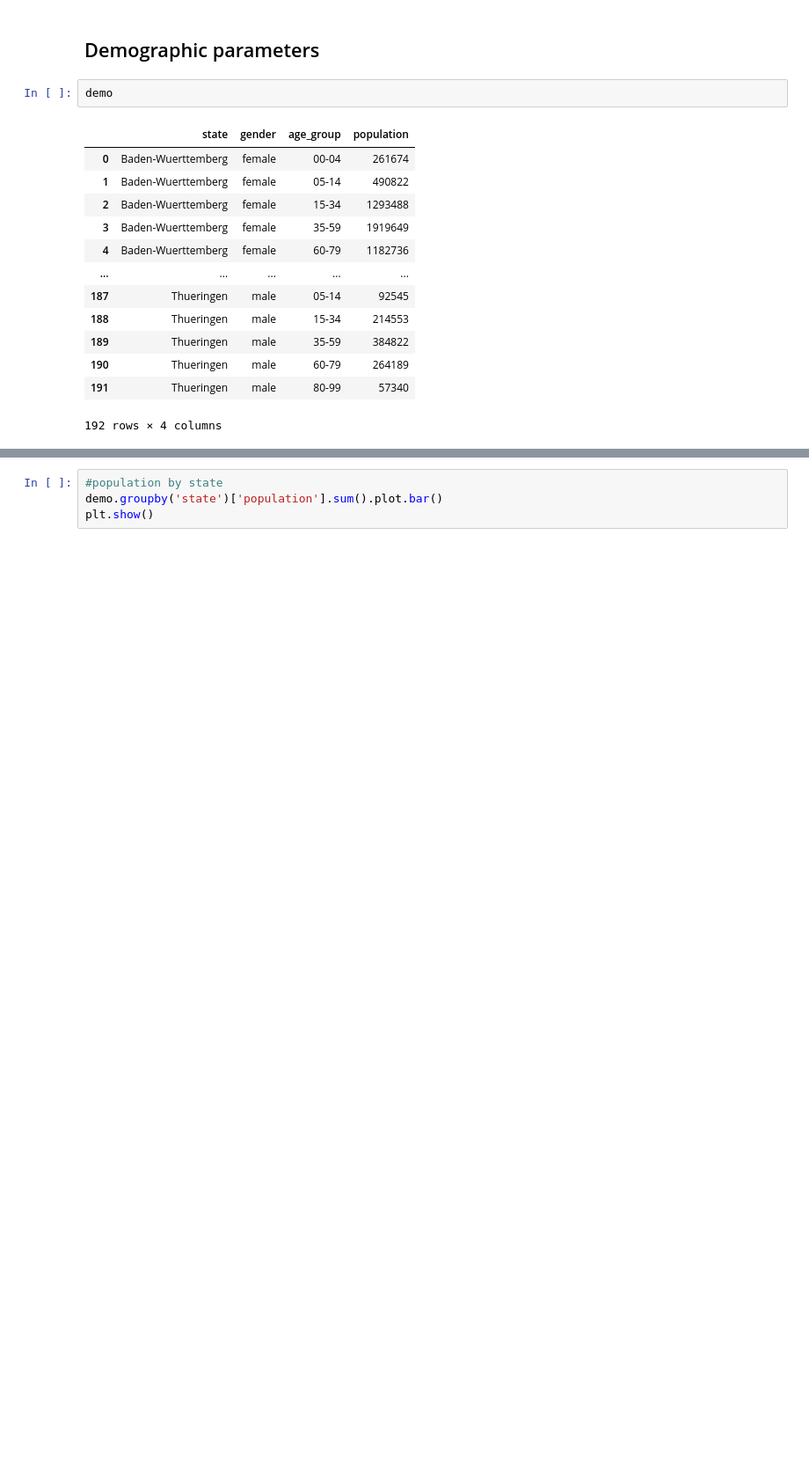
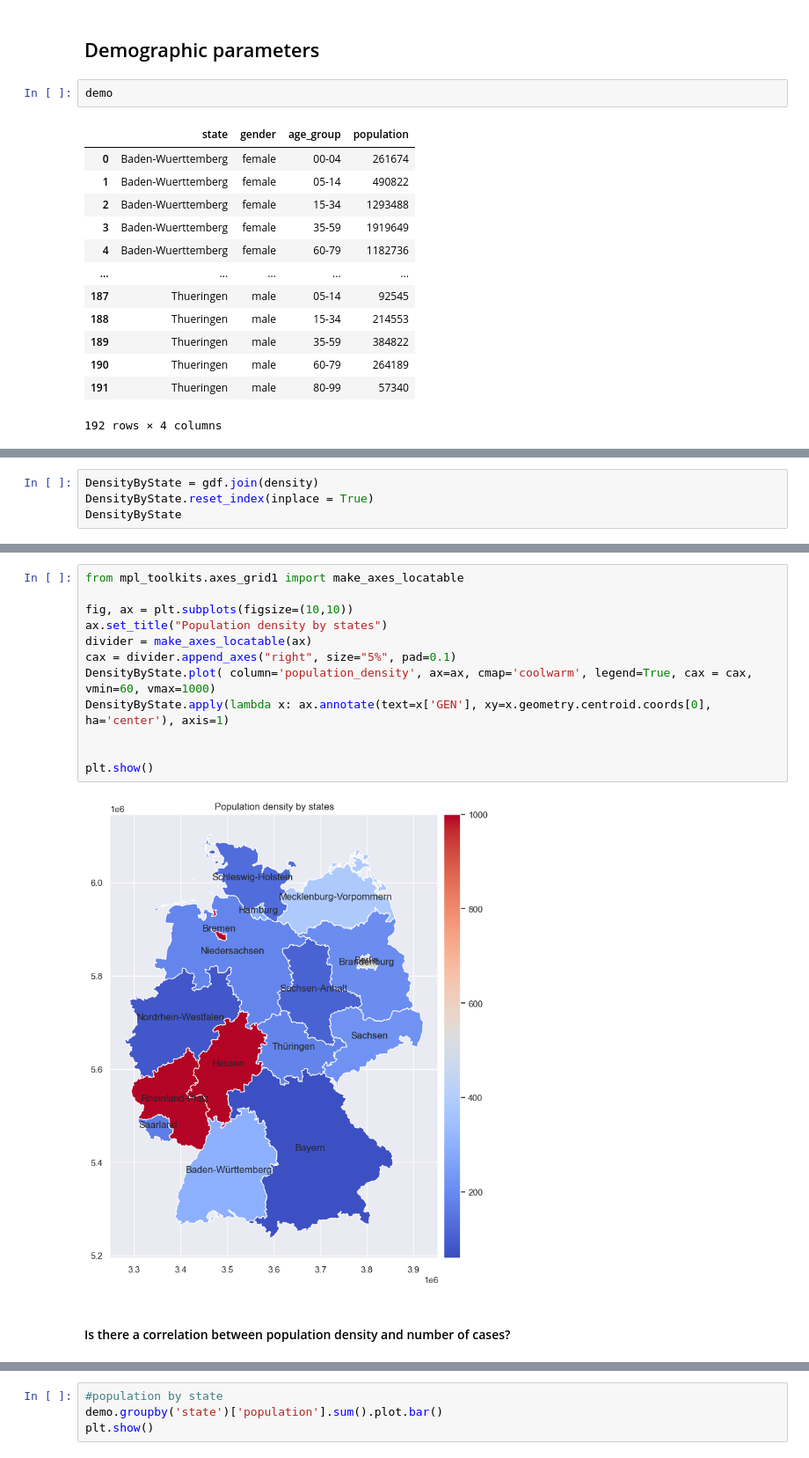
Before and after one commit to doctorf72/Naya-Practical-Data-Science-EDA-Project, a Jupyter notebook: COVID_Germany_Alin1.ipynb, the cells around one changed output, grey strips where cells are left out. Shown at 88% size. Saved outputs shown, nothing was run; the diff lists cells and outputs as text; blank space fills up the shorter version.

```diff
--- a/COVID_Germany_Alin1.ipynb
+++ b/COVID_Germany_Alin1.ipynb
@@ -289,0 +310,4 @@ plt.show()
+# %%
+DensityByState = gdf.join(density)
+DensityByState.reset_index(inplace = True)
+DensityByState
@@ -289,0 +332,16 @@ plt.show()
+# %%
+from mpl_toolkits.axes_grid1 import make_axes_locatable
+
+fig, ax = plt.subplots(figsize=(10,10))
+ax.set_title("Population density by states")
+divider = make_axes_locatable(ax)
+cax = divider.append_axes("right", size="5%", pad=0.1)
+DensityByState.plot( column='population_density', ax=ax, cmap='coolwarm', legend=True, cax = cax, vmin=60, vmax=1000)
+DensityByState.apply(lambda x: ax.annotate(text=x['GEN'], xy=x.geometry.centroid.coords[0], ha='center'), axis=1)
+
+
+plt.show()
+# %% [output]
+[figure, added]
+# %% [markdown]
+#### Is there a correlation between population density and number of cases?
```
Also changed, not shown: parts of 14 cells of this notebook, 1 other file.
